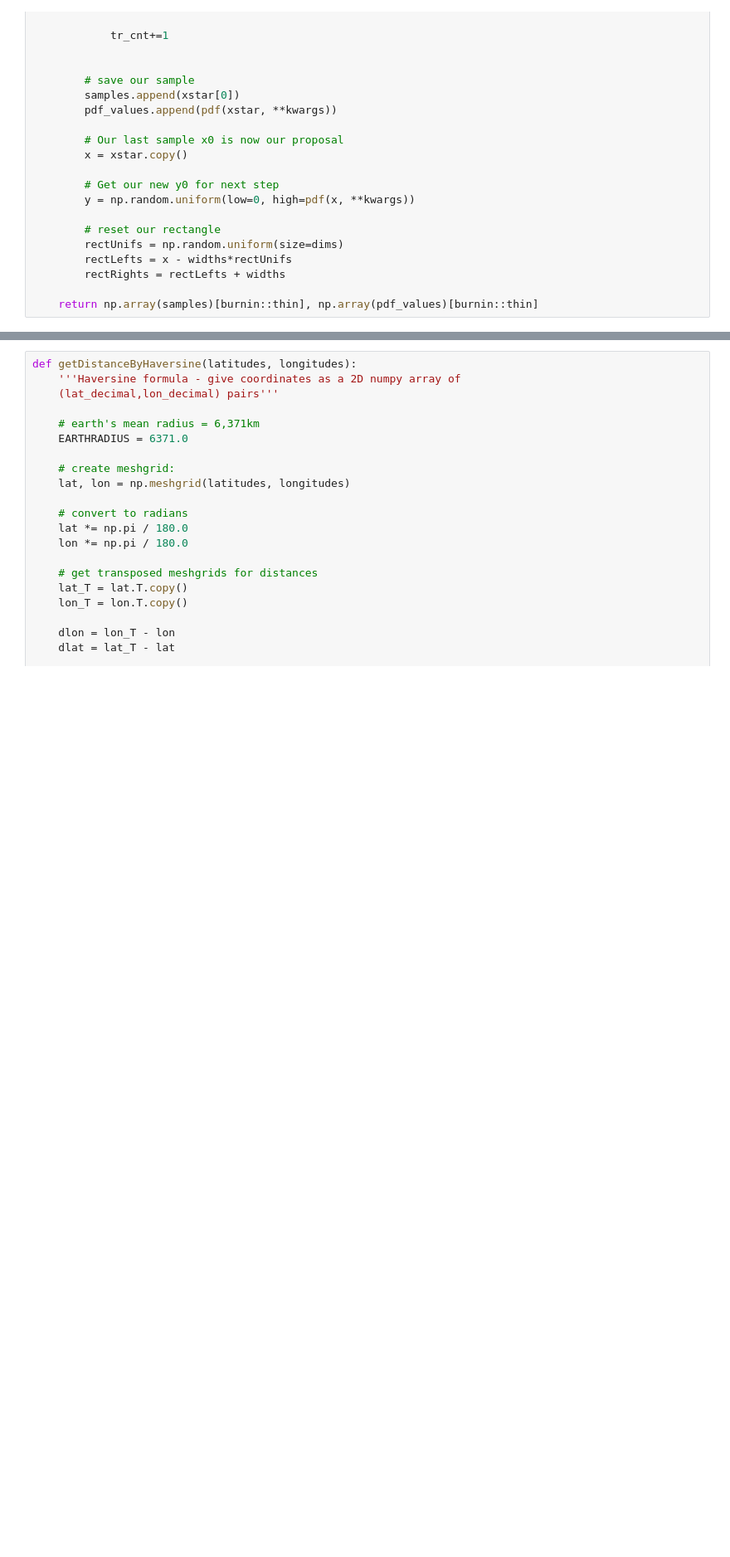
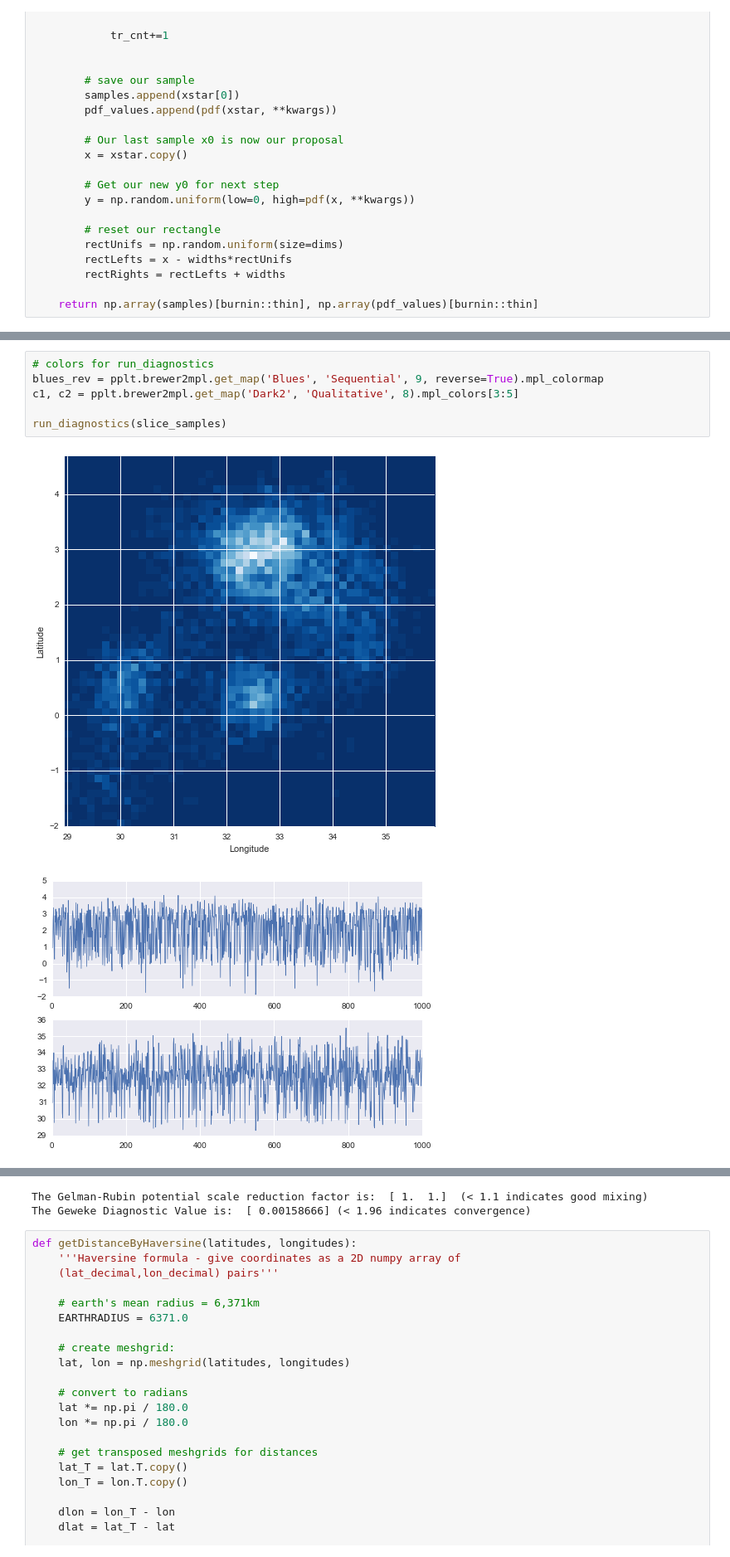
Before and after one commit to pjbull/civil_conflict, a Jupyter notebook: UgandaExplore.ipynb, the cells around one changed output, grey strips where cells are left out. Shown at 83% size. Drawn from its saved outputs; the diff is of its cells as text; blank space fills up the shorter version.

```diff
--- a/UgandaExplore.ipynb
+++ b/UgandaExplore.ipynb
@@ -230,0 +359,9 @@ pplt.scatter(ax, slice_samples[:,0], slice_samples[:,1], zorder=20, color='b', a
+# %%
+# colors for run_diagnostics
+blues_rev = pplt.brewer2mpl.get_map('Blues', 'Sequential', 9, reverse=True).mpl_colormap
+c1, c2 = pplt.brewer2mpl.get_map('Dark2', 'Qualitative', 8).mpl_colors[3:5]
+
+run_diagnostics(slice_samples)
+# %% [output]
+[figure, added]
+[figure, added]
@@ -231,3 +369,5 @@ pplt.scatter(ax, slice_samples[:,0], slice_samples[:,1], zorder=20, color='b', a
+The Gelman-Rubin potential scale reduction factor is:  [ 1.  1.]  (< 1.1 indicates good mixing)
+The Geweke Diagnostic Value is:  [ 0.00158666] (< 1.96 indicates convergence)
 # %%
 def getDistanceByHaversine(latitudes, longitudes):
     '''Haversine formula - give coordinates as a 2D numpy array of
```
Also changed, not shown: parts of 6 cells of this notebook, 7 other files.
